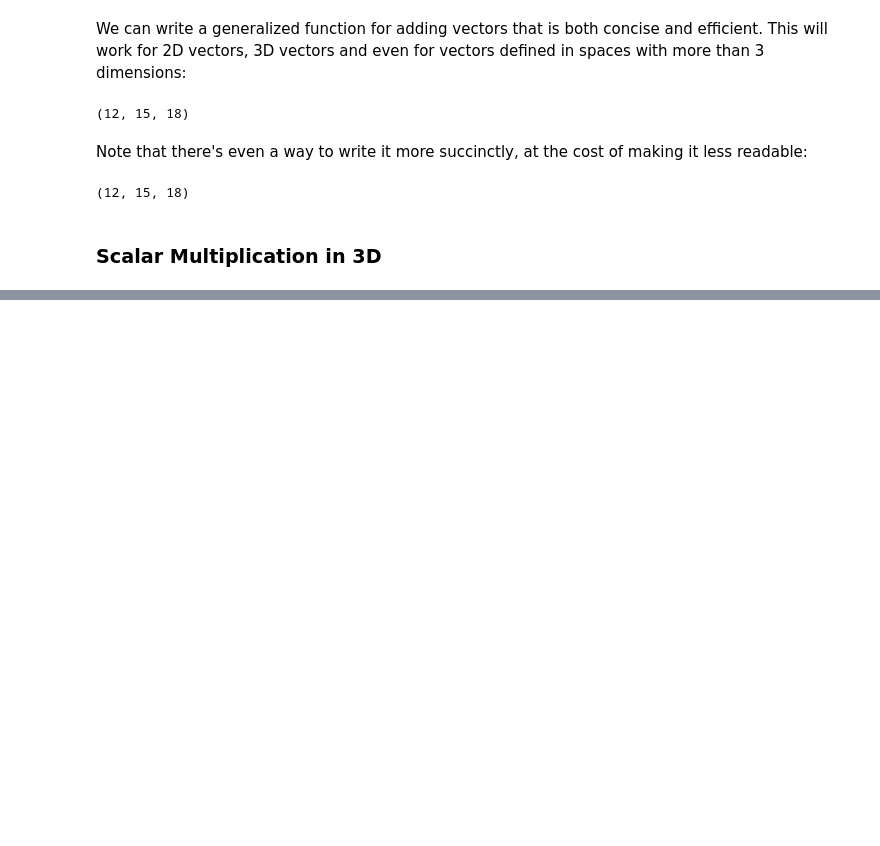
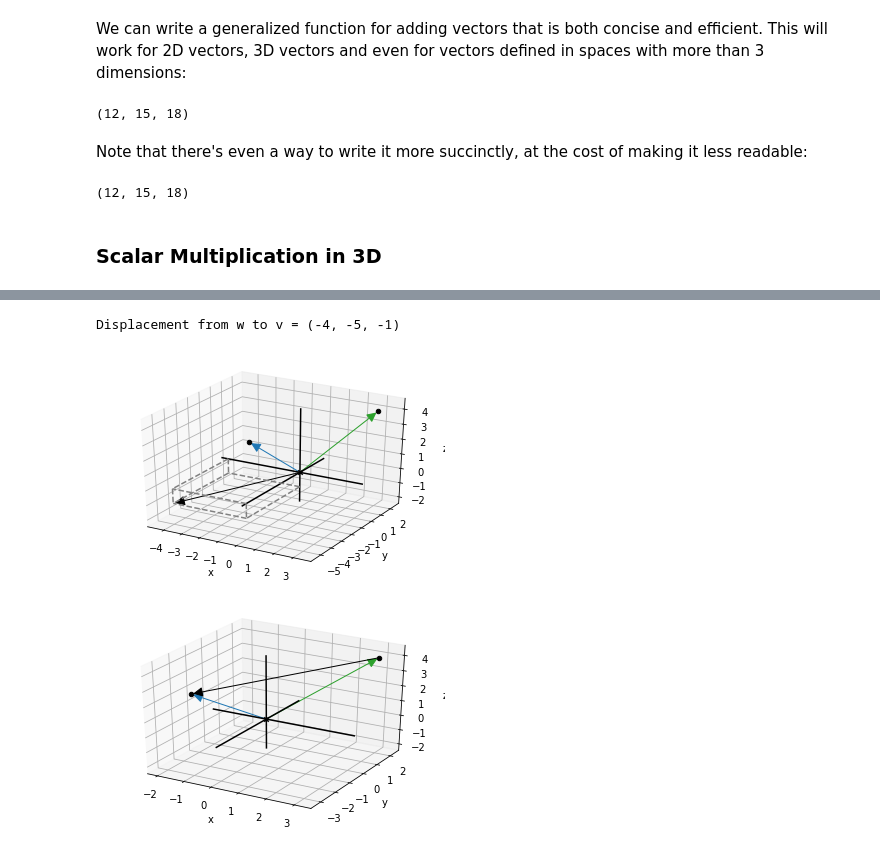
Before and after one commit to sergiofgonzalez/math-workbench, a Jupyter notebook: 02-the-3d-space/01-the-3d-space-notebook/vectors-in-3d.ipynb, the cells around one changed output, grey strips where cells are left out. Saved outputs shown, nothing was run; the diff lists cells and outputs as text; code cells hidden in the pictures; blank space fills up the shorter version.

```diff
--- a/02-the-3d-space/01-the-3d-space-notebook/vectors-in-3d.ipynb
+++ b/02-the-3d-space/01-the-3d-space-notebook/vectors-in-3d.ipynb
@@ -123,0 +150,26 @@ print(add_one_liner((1, 2, 3), (4, 5, 6), (7, 8, 9)))
+# %%
+def subtract(v, w):
+    return tuple( v[i] - w[i] for i in range(0, len(v)))
+
+v = (-1, -3, 3)
+w = (3, 2, 4)
+
+print('Displacement from w to v = {}'.format(subtract(v, w)))
+
+draw3d(
+    Arrow3D(v, color=blue), Points3D(v),
+    Arrow3D(w, color=green), Points3D(w),
+    Arrow3D(subtract(v, w), color=black),
+    Box3D(*subtract(v, w))
+)
+
+
+draw3d(
+    Arrow3D(v, color=blue), Points3D(v),
+    Arrow3D(w, color=green), Points3D(w),
+    Arrow3D(v, w, color=black)
+)
+# %% [output]
+Displacement from w to v = (-4, -5, -1)
+[figure, added]
+[figure, added]
```
Also changed, not shown: parts of 12 cells of this notebook, 2 other files.
